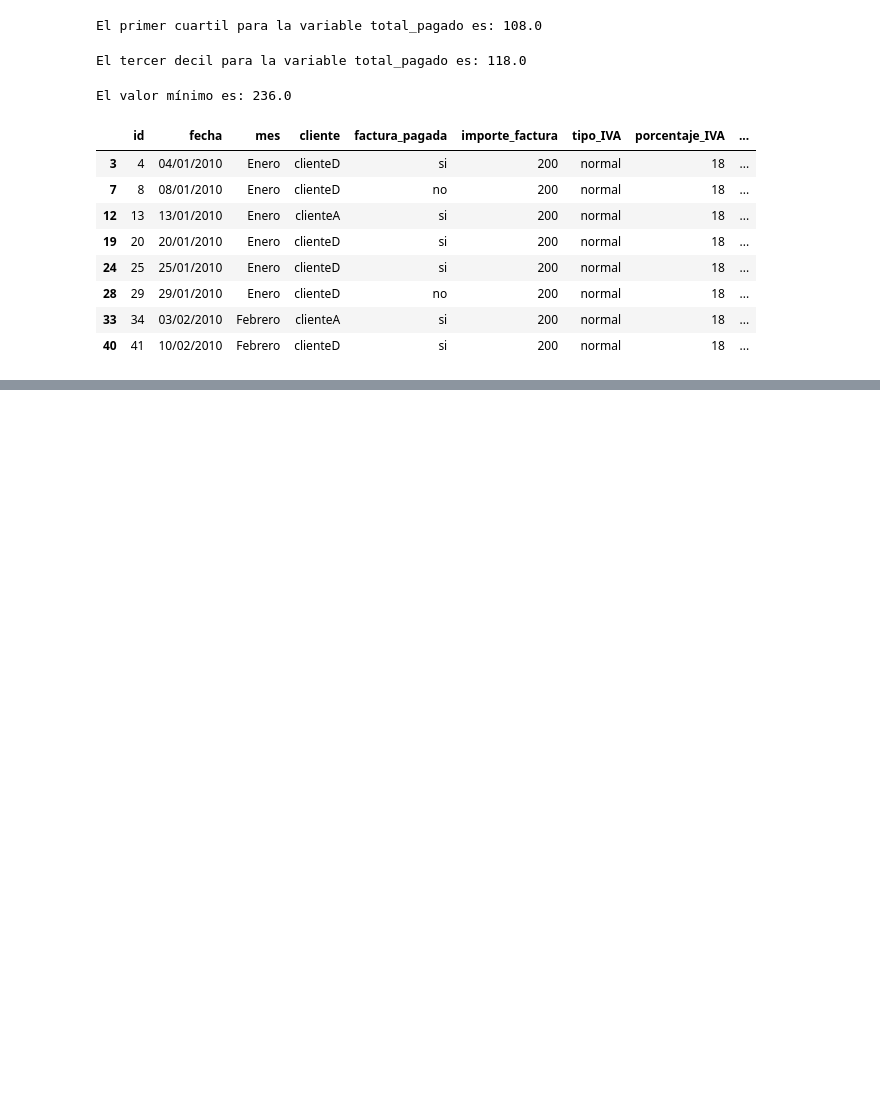
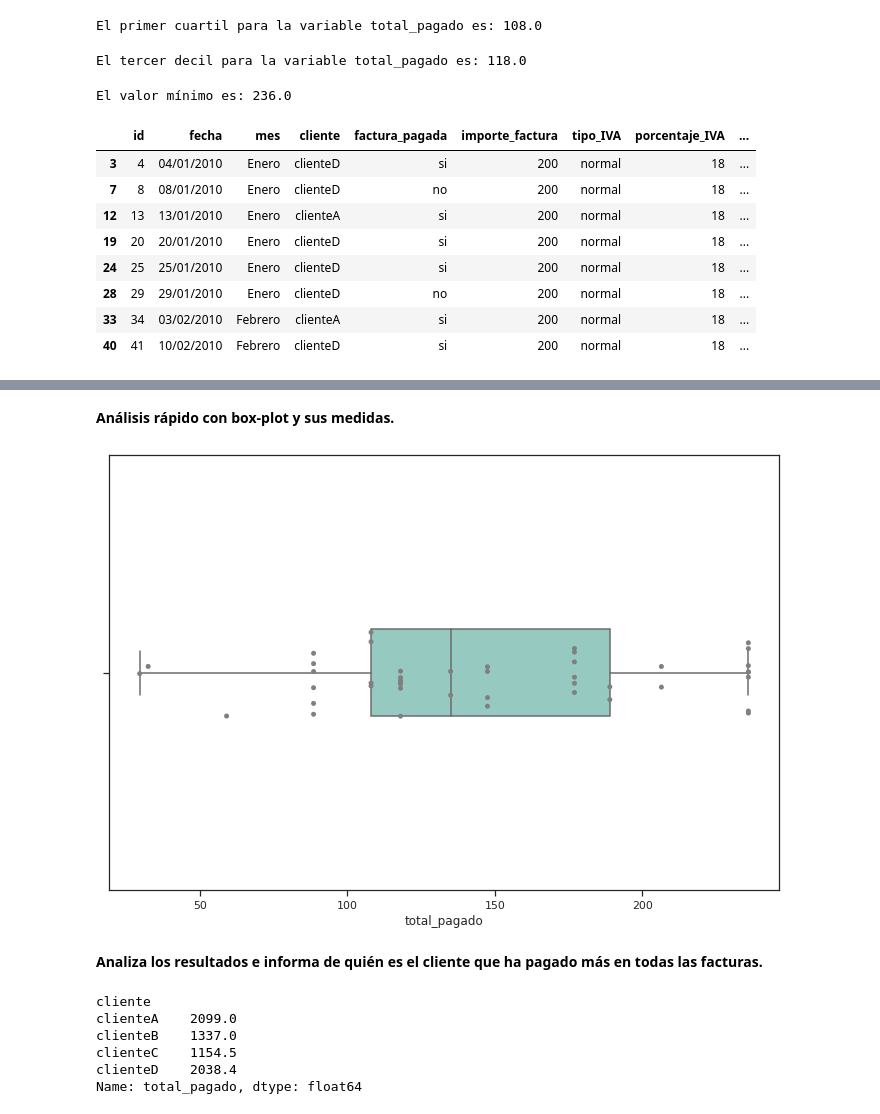
Before and after one commit to JALVARADORUIZ/Magister_BigData_UB, a Jupyter notebook: M2_AI2_AlvaradoRuizJoseArmando.ipynb, the cells around one changed output, grey strips where cells are left out. Cells and saved outputs as stored; diff of their text form; code cells hidden in the pictures; blank space fills up the shorter version.

```diff
--- a/M2_AI2_AlvaradoRuizJoseArmando.ipynb
+++ b/M2_AI2_AlvaradoRuizJoseArmando.ipynb
@@ -240,0 +273,12 @@ df.loc[df['total_pagado'] >= p90]
+# %% [markdown]
+**Análisis rápido con box-plot y sus medidas.**
+# %%
+sns.set_theme(style="ticks")
+ax = plt.subplots(figsize=(12, 8))
+sns.boxplot(x=df_total_pagado["total_pagado"], palette="Set3", width=.2, whis=[0, 100])
+sns.stripplot(x="total_pagado", data=df_total_pagado, size=5, color=".5", linewidth=0)
+plt.show()
+# %% [output]
+[figure, added]
+# %% [markdown]
+**Analiza los resultados e informa de quién es el cliente que ha pagado más en todas las facturas.**
@@ -240,0 +287,9 @@ df.loc[df['total_pagado'] >= p90]
+# %%
+total_factura_clientes
+# %% [output]
+cliente
+clienteA    2099.0
+clienteB    1337.0
+clienteC    1154.5
+clienteD    2038.4
+Name: total_pagado, dtype: float64
```
Also changed, not shown: parts of 22 cells of this notebook.
